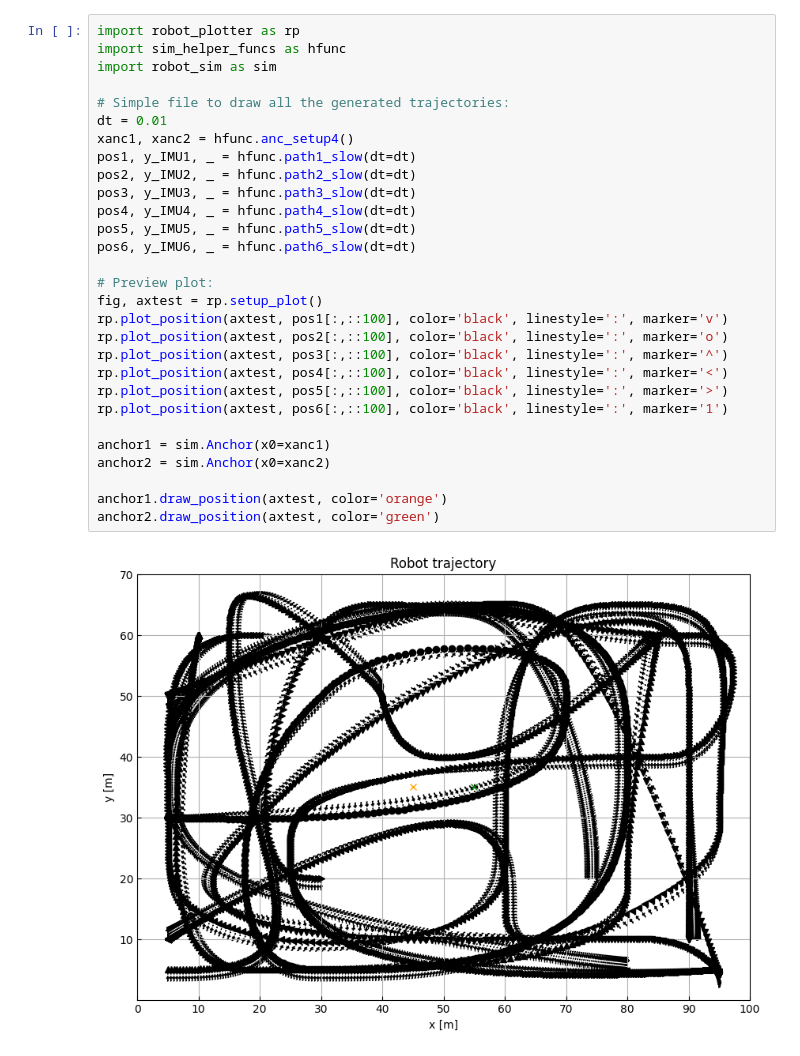
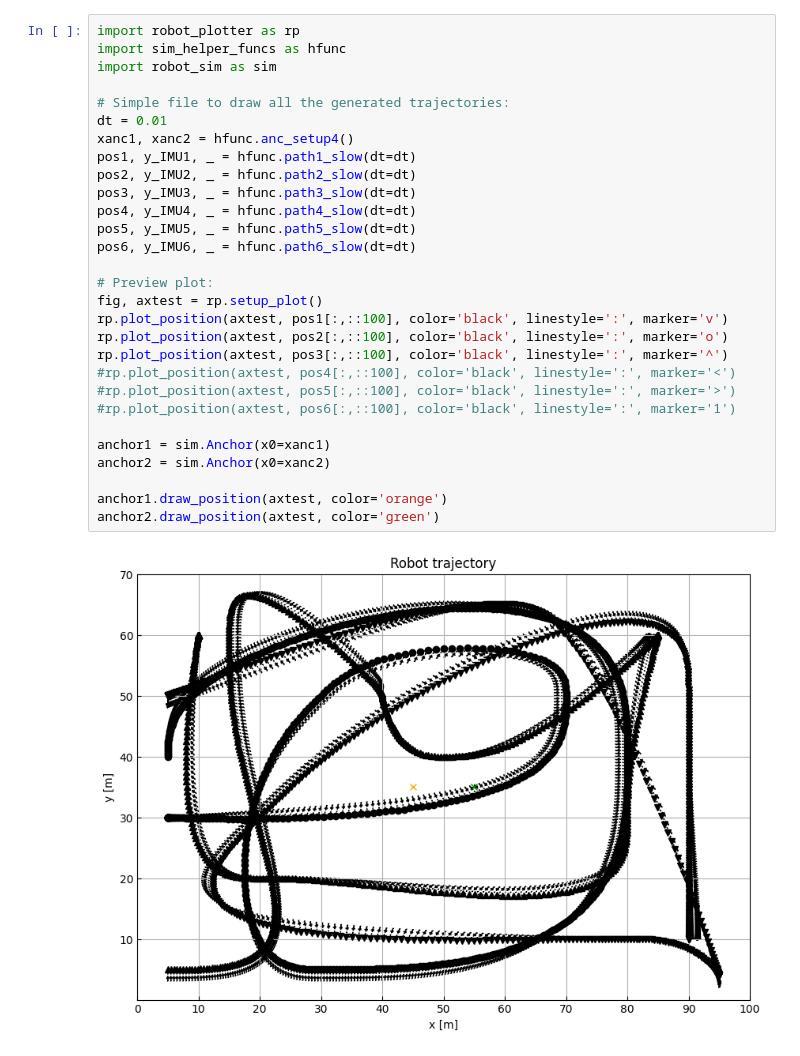
Before and after one commit to MarcusLariJ/UWB_Rasberry, a Jupyter notebook: Sim/draw_traj.ipynb, the cells around one changed output. Saved outputs shown, nothing was run; the diff lists cells and outputs as text.

```diff
--- a/Sim/draw_traj.ipynb
+++ b/Sim/draw_traj.ipynb
@@ -1,31 +1,31 @@
 # %%
 import robot_plotter as rp
 import sim_helper_funcs as hfunc
 import robot_sim as sim
 
 # Simple file to draw all the generated trajectories:
 dt = 0.01
 xanc1, xanc2 = hfunc.anc_setup4()
 pos1, y_IMU1, _ = hfunc.path1_slow(dt=dt)
 pos2, y_IMU2, _ = hfunc.path2_slow(dt=dt)
 pos3, y_IMU3, _ = hfunc.path3_slow(dt=dt)
 pos4, y_IMU4, _ = hfunc.path4_slow(dt=dt)
 pos5, y_IMU5, _ = hfunc.path5_slow(dt=dt)
 pos6, y_IMU6, _ = hfunc.path6_slow(dt=dt)
 
 # Preview plot:
 fig, axtest = rp.setup_plot()
 rp.plot_position(axtest, pos1[:,::100], color='black', linestyle=':', marker='v')
 rp.plot_position(axtest, pos2[:,::100], color='black', linestyle=':', marker='o')
 rp.plot_position(axtest, pos3[:,::100], color='black', linestyle=':', marker='^')
-rp.plot_position(axtest, pos4[:,::100], color='black', linestyle=':', marker='<')
-rp.plot_position(axtest, pos5[:,::100], color='black', linestyle=':', marker='>')
-rp.plot_position(axtest, pos6[:,::100], color='black', linestyle=':', marker='1')
+#rp.plot_position(axtest, pos4[:,::100], color='black', linestyle=':', marker='<')
+#rp.plot_position(axtest, pos5[:,::100], color='black', linestyle=':', marker='>')
+#rp.plot_position(axtest, pos6[:,::100], color='black', linestyle=':', marker='1')
 
 anchor1 = sim.Anchor(x0=xanc1)
 anchor2 = sim.Anchor(x0=xanc2)
 
 anchor1.draw_position(axtest, color='orange')
 anchor2.draw_position(axtest, color='green')
 # %% [output]
-[figure, old version]
+[figure, new version]
```
Also changed, not shown: 4 other files.
